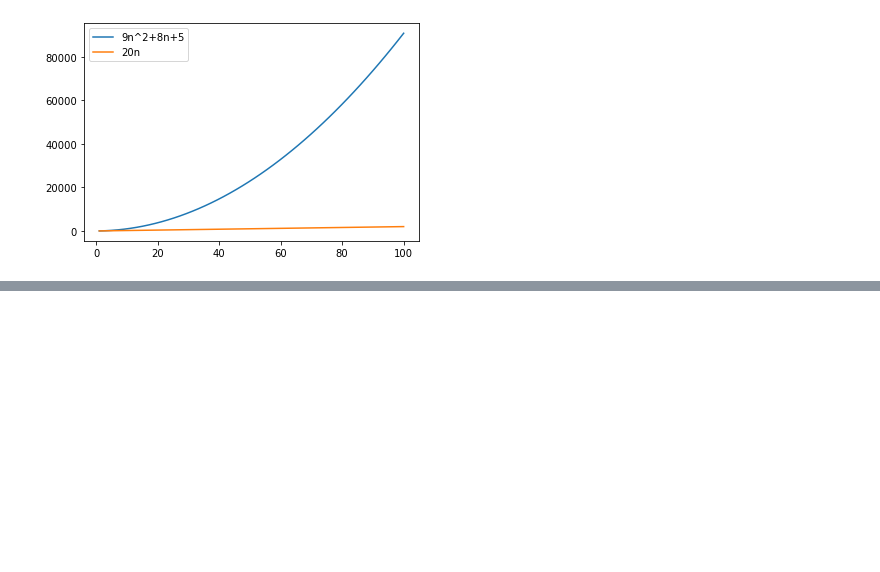
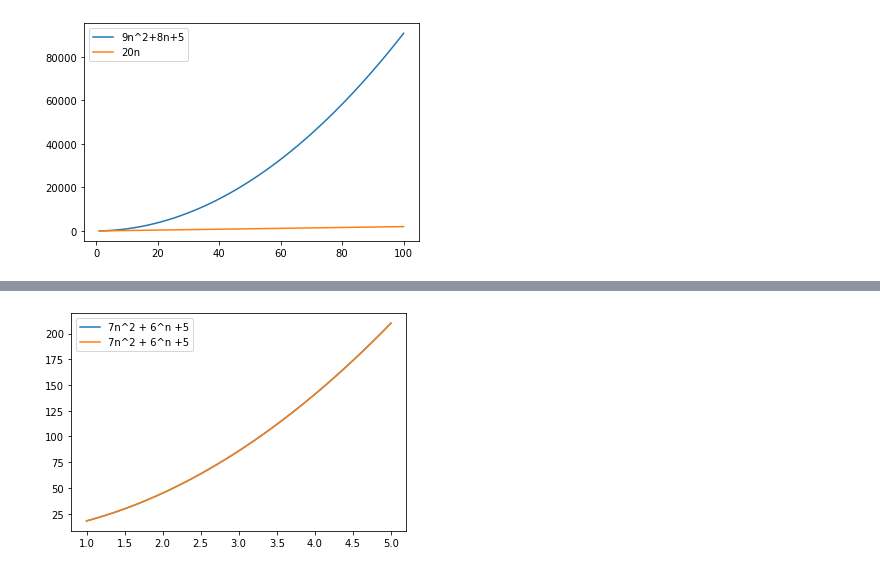
Before and after one commit to AayushTyagi1/Analyzing-Big-O-Notation, a Jupyter notebook: Analyzing Big-O Notation.ipynb, the cells around one changed output, grey strips where cells are left out. Cells and saved outputs as stored; diff of their text form; code cells hidden in the pictures; blank space fills up the shorter version.

Commit message:
plots

```diff
--- a/Analyzing Big-O Notation.ipynb
+++ b/Analyzing Big-O Notation.ipynb
@@ -35,0 +50,8 @@ plt.show()
+# %%
+np.linspace(1,5)
+plt.plot(n,7*n*n + 6*n +5, label = "7n^2 + 6^n +5")
+plt.plot(n,7*n*n + 6*n +5, label = "7n^2 + 6^n +5")
+plt.legend(loc="upper left")
+plt.show()
+# %% [output]
+[figure, added]
```
Also changed, not shown: parts of 11 cells of this notebook.
